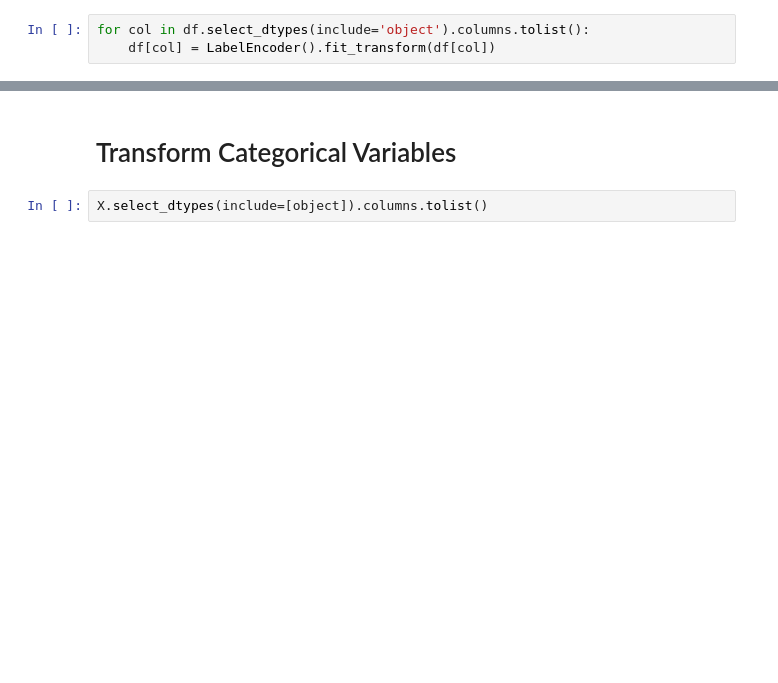
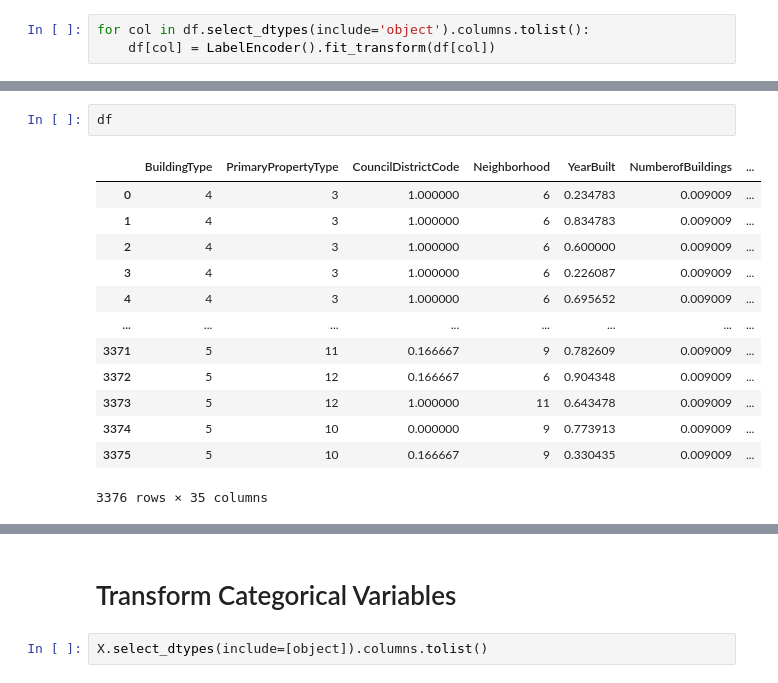
Before and after one commit to amaye15/OpenClassroom--Machine-Learning-Engineer, a Jupyter notebook: P3/P3.ipynb, the cells around one changed output, grey strips where cells are left out. Saved outputs shown, nothing was run; the diff lists cells and outputs as text; blank space fills up the shorter version.

```diff
--- a/P3/P3.ipynb
+++ b/P3/P3.ipynb
@@ -462,0 +541,16 @@ for col in df.select_dtypes(include='object').columns.tolist():
+# %%
+df
+# %% [output]
+|  | BuildingType | PrimaryPropertyType | CouncilDistrictCode | Neighborhood | YearBuilt | NumberofBuildings | ... |
+| 0 | 4 | 3 | 1.000000 | 6 | 0.234783 | 0.009009 | ... |
+| 1 | 4 | 3 | 1.000000 | 6 | 0.834783 | 0.009009 | ... |
+| 2 | 4 | 3 | 1.000000 | 6 | 0.600000 | 0.009009 | ... |
+| 3 | 4 | 3 | 1.000000 | 6 | 0.226087 | 0.009009 | ... |
+| 4 | 4 | 3 | 1.000000 | 6 | 0.695652 | 0.009009 | ... |
+| ... | ... | ... | ... | ... | ... | ... | ... |
+| 3371 | 5 | 11 | 0.166667 | 9 | 0.782609 | 0.009009 | ... |
+| 3372 | 5 | 12 | 0.166667 | 6 | 0.904348 | 0.009009 | ... |
+| 3373 | 5 | 12 | 1.000000 | 11 | 0.643478 | 0.009009 | ... |
+| 3374 | 5 | 10 | 0.000000 | 9 | 0.773913 | 0.009009 | ... |
+| 3375 | 5 | 10 | 0.166667 | 9 | 0.330435 | 0.009009 | ... |
+3376 rows × 35 columns
```
Also changed, not shown: parts of 12 cells of this notebook.
